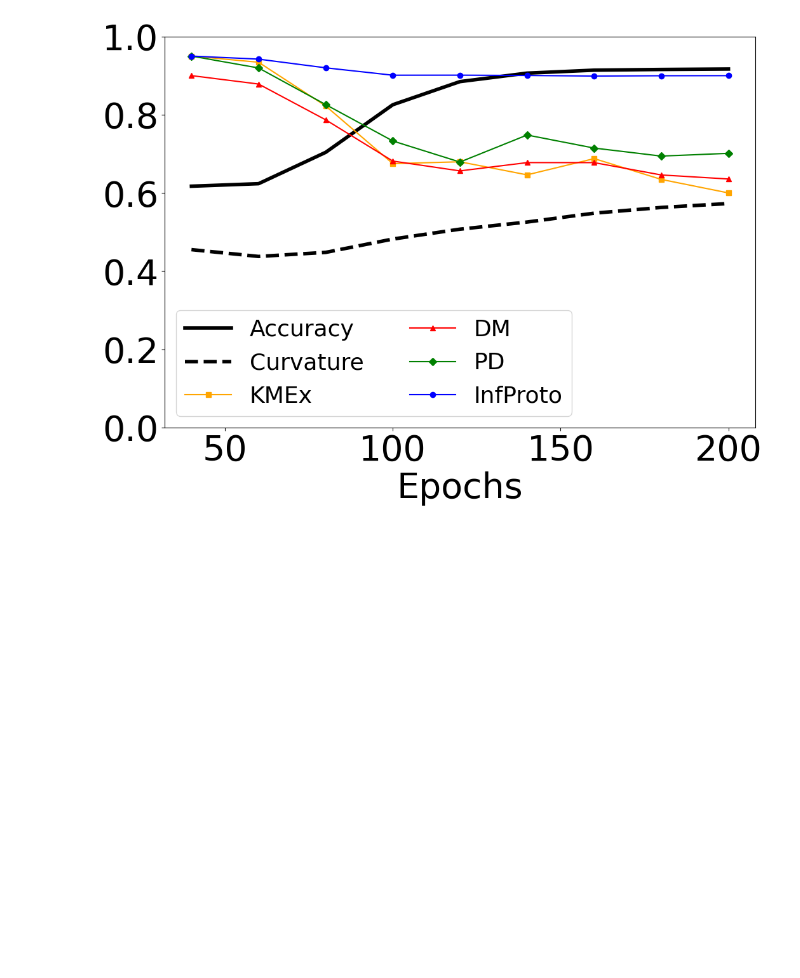
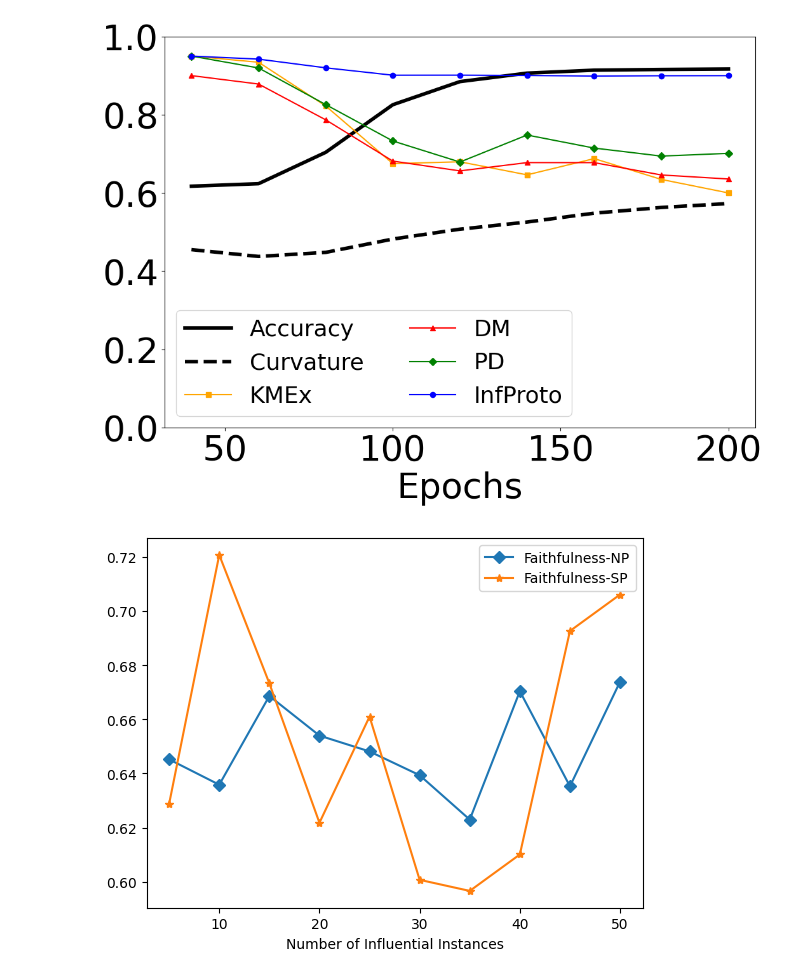
Before and after one commit to iNema9590/MGloP, a Jupyter notebook: loan_aprouval copy 2.ipynb, the cells around one changed output. Cells and saved outputs as stored; diff of their text form; code cells hidden in the pictures; blank space fills up the shorter version.

```diff
--- a/loan_aprouval copy 2.ipynb
+++ b/loan_aprouval copy 2.ipynb
@@ -520,6 +522,37 @@ def coverage(prots,N=30, bin=False, popularity=True):
         #     else:
         #         covs.append(len(set(aide_em[j]).intersection(set(gx)))/len(aide_em[j]))
     return sum(covs)/len(covs)
+# %%
+def sensitivity(N):
+    G=build_graph(influence_scores, X_train, X_test, N)
+    communities = bilouvain_with_embeddings(G, resolution=2, alpha=0)
+    # sims=int_clus_sim(communities)
+    prototypes = get_prototype_bipartite0(G, communities)
+    mglop=list(prototypes.values())
+    representatives = get_representative_bipartite1(G, communities, n=2*N)
+    # covs=compute_coverage(G, communities, representatives)
+    acc = nearest_medoid_accuracy(X_test, mod_pred, mglop)
+    fid=surrogate_fidelity(mglop, mod_pred)
+    return acc, fid
+N_values=range(5, 51, 5)
+results = Parallel(n_jobs=-1)(delayed(sensitivity)(i) for i in N_values)
+
+# Unpack results into separate lists
+accs, fids = zip(*results)
+
+accs=np.array(accs)
+fids=np.array(fids)
+sims=np.array(sims)
+covs=np.array(covs)
+plt.plot(N_values, accs, marker='D', label='Faithfulness-NP')
+plt.plot(N_values, fids, marker='*', label='Faithfulness-SP')
+# plt.plot(N_values, covs, marker='*', label='Coverage')
+# plt.plot(N_values, sims, marker='o', label='Expected similarity')
+plt.xlabel("Number of Influential Instances")
+plt.legend()
+plt.show()
+# %% [output]
+[figure, added]
 # %%
 def coverage(prots,N=10, bin=False, popularity=True):
     distances = cosine_similarity(X_test, X_test[prots])
```
Also changed, not shown: parts of 1 cell of this notebook, 4 other files.
